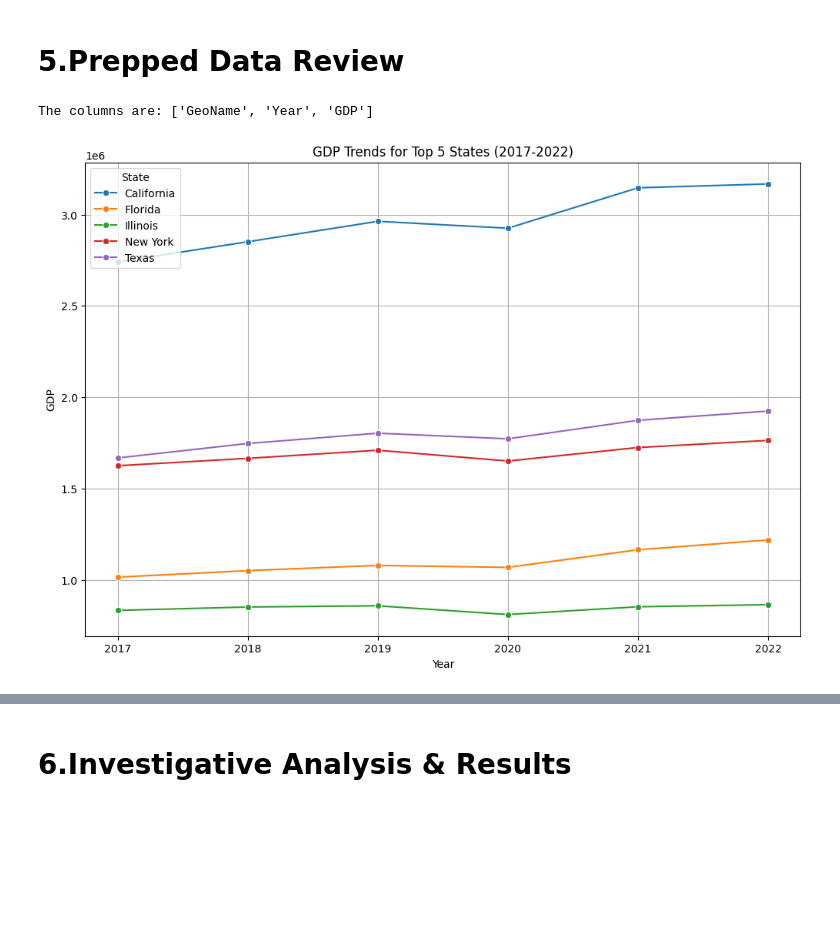
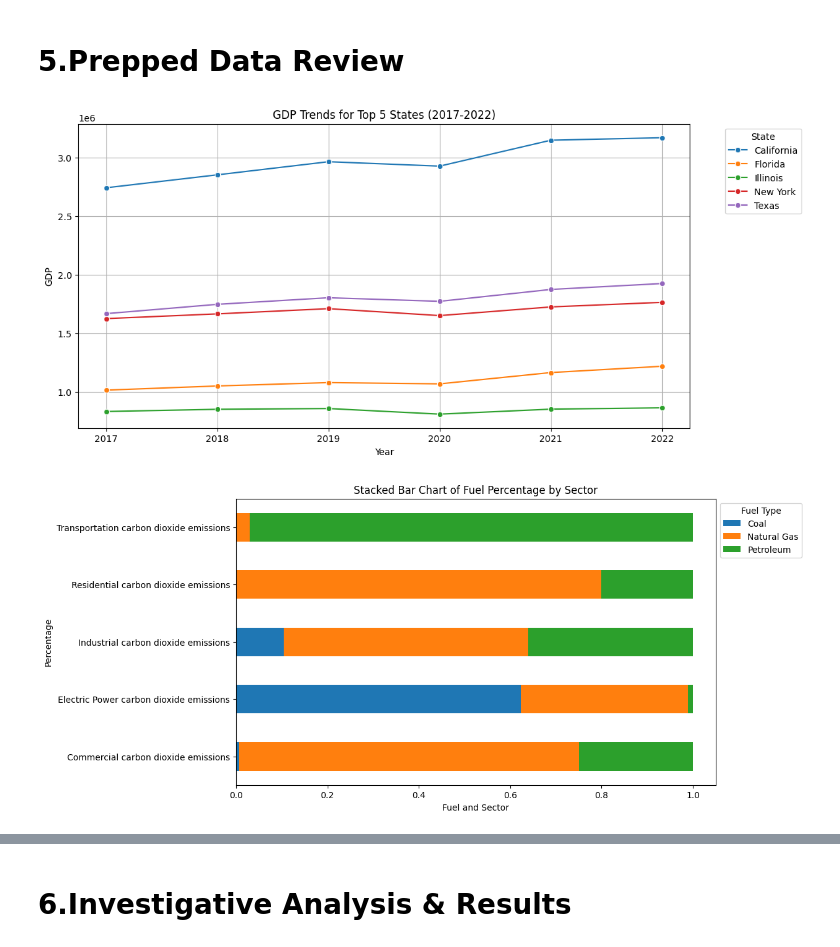
Before and after one commit to Zhengnan817/Final-Project-Carbon-dioxide-emission, a Jupyter notebook: carbon_emission.ipynb, the cells around one changed output, grey strips where cells are left out. Saved outputs shown, nothing was run; the diff lists cells and outputs as text; code cells hidden in the pictures; blank space fills up the shorter version.

```diff
--- a/carbon_emission.ipynb
+++ b/carbon_emission.ipynb
@@ -487,8 +470,13 @@ df_co2_fuel
 # %% [markdown]
 # 5.Prepped Data Review
-# %%
-eda_gdp=EDAPerformer(df_gdp)
-eda_gdp.line_top5gdp()
-# %% [output]
-The columns are: ['GeoName', 'Year', 'GDP']
-[figure, removed]
+# %%
+from carbon_emission.prepped import Prepped
+eda_gdp=Prepped(df_gdp)
+eda_gdp.line_top5gdp()
+# %% [output]
+[figure, added]
+# %%
+eda_gdp=Prepped(df_co2_c)
+eda_gdp.fuel_sector_percen()
+# %% [output]
+[figure, added]
```
Also changed, not shown: parts of 10 cells of this notebook, 1 other file.
